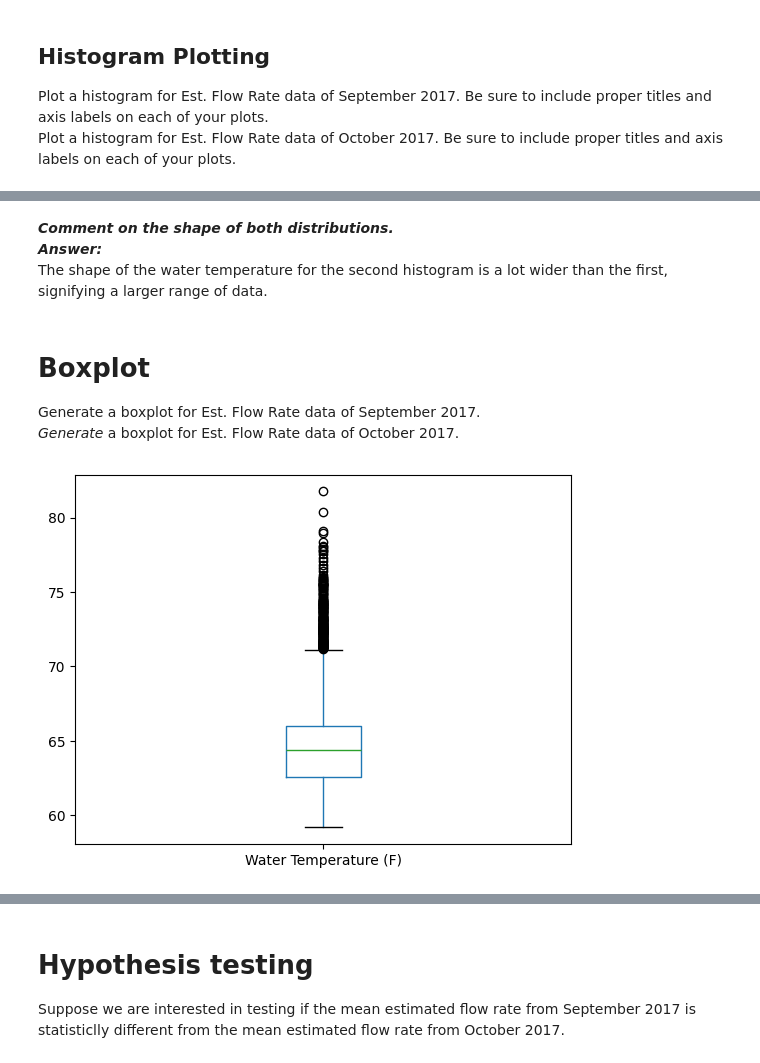
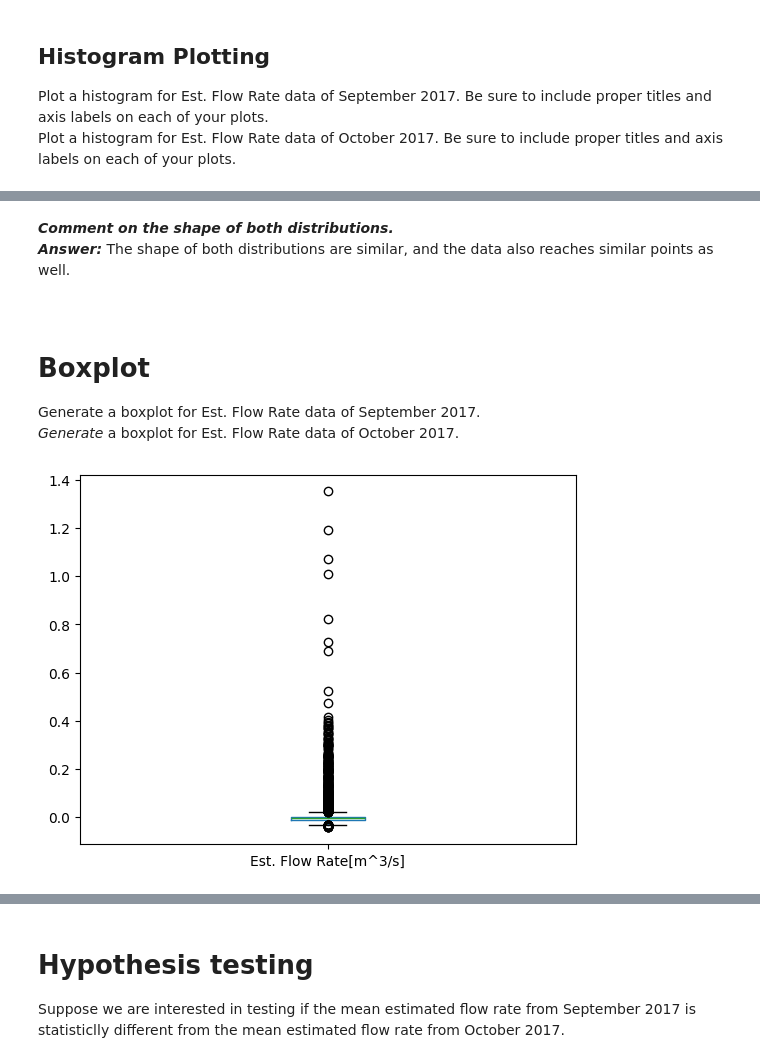
Before and after one commit to ncat-morrow/isen-project-1-visionary-s, a Jupyter notebook: ISEN_370_Module_2_Project.ipynb, the cells around one changed output, grey strips where cells are left out. Cells and saved outputs as stored; diff of their text form; code cells hidden in the pictures.

```diff
--- a/ISEN_370_Module_2_Project.ipynb
+++ b/ISEN_370_Module_2_Project.ipynb
@@ -125,15 +150,15 @@ plt.show()
 # %% [markdown]
 ***Comment on the shape of both distributions.***
 <br>
-***Answer:***
-<br> The shape of the water temperature for the second histogram is a lot wider than the first, signifying a larger range of data.
+***Answer:*** The shape of both distributions are similar, and the data also reaches similar points as well.
 <br>
+<br>
 # %% [markdown]
 # Boxplot
 
 Generate a boxplot for Est. Flow Rate data of September 2017.<br>
 *Generate* a boxplot for Est. Flow Rate data of October 2017.
 # %%
-boxplot1=df1.boxplot(column=['Water Temperature (F)'], grid=False)
+boxplot1=df1.boxplot(column=['Est. Flow Rate[m^3/s]'], grid=False)
 # %% [output]
-[figure, old version]
+[figure, new version]
```
Also changed, not shown: parts of 39 cells of this notebook.
